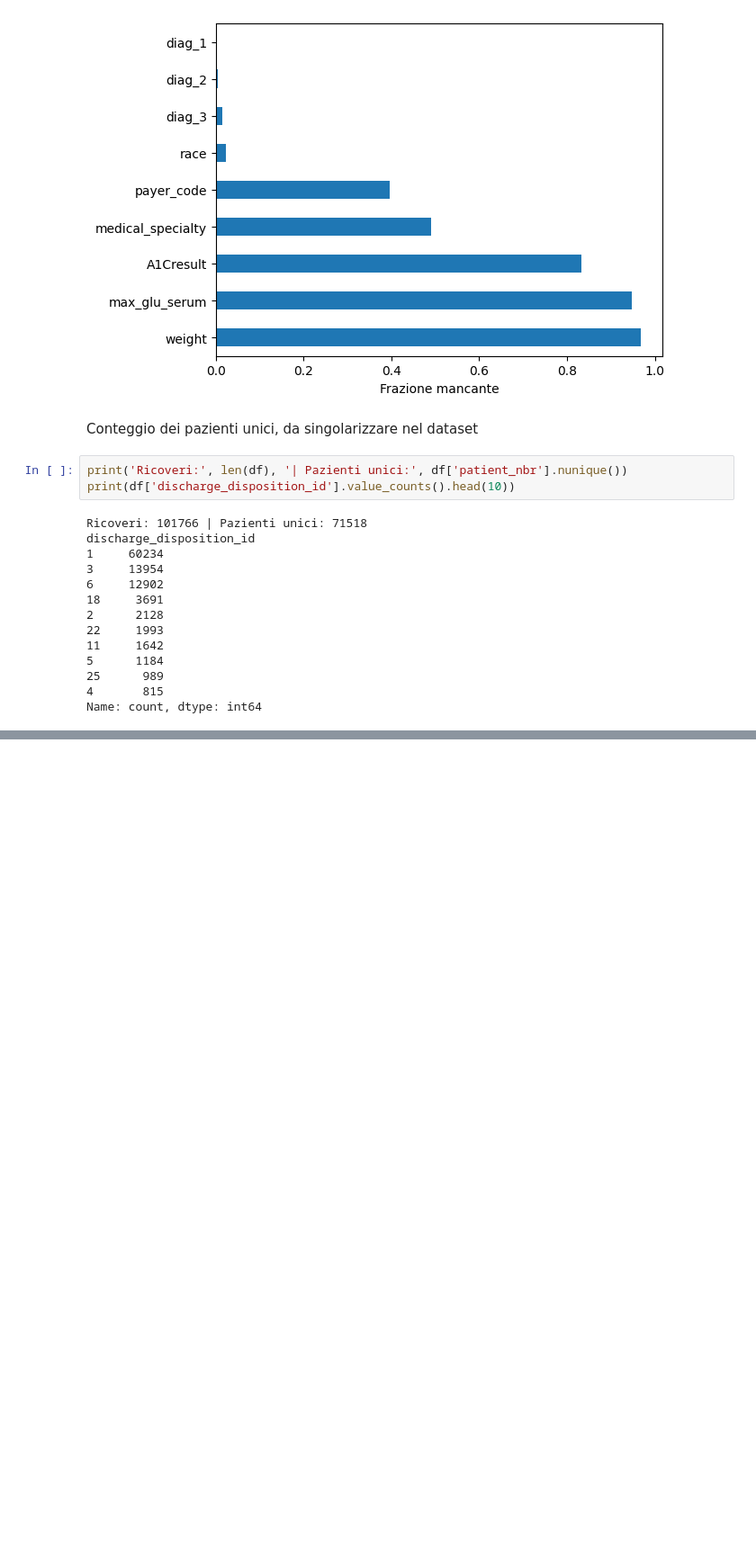
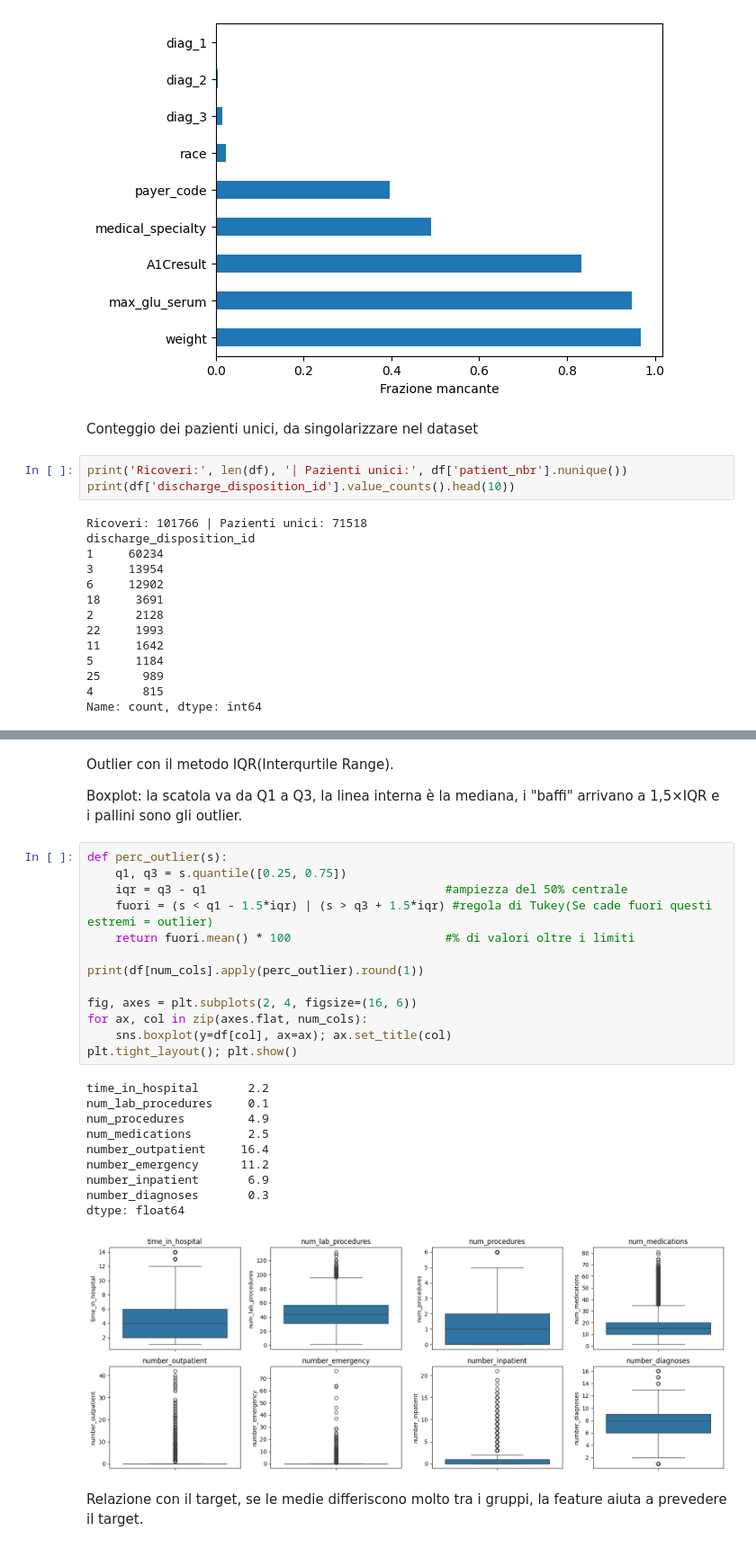
Before and after one commit to dariojuri/Progetto_ML, a Jupyter notebook: Progetto_ML.ipynb, the cells around one changed output, grey strips where cells are left out. Shown at 90% size. Saved outputs shown, nothing was run; the diff lists cells and outputs as text; blank space fills up the shorter version.

```diff
--- a/Progetto_ML.ipynb
+++ b/Progetto_ML.ipynb
@@ -130,0 +146,30 @@ Warning: Total number of columns (51) exceeds max_columns (20). Falling back to
+# %% [markdown]
+Outlier con il metodo IQR(Interqurtile Range).
+
+Boxplot: la scatola va da Q1 a Q3, la linea interna è la mediana, i "baffi" arrivano a 1,5×IQR e i pallini sono gli outlier.
+# %%
+def perc_outlier(s):
+    q1, q3 = s.quantile([0.25, 0.75])
+    iqr = q3 - q1                                  #ampiezza del 50% centrale
+    fuori = (s < q1 - 1.5*iqr) | (s > q3 + 1.5*iqr) #regola di Tukey(Se cade fuori questi estremi = outlier)
+    return fuori.mean() * 100                      #% di valori oltre i limiti
+
+print(df[num_cols].apply(perc_outlier).round(1))
+
+fig, axes = plt.subplots(2, 4, figsize=(16, 6))
+for ax, col in zip(axes.flat, num_cols):
+    sns.boxplot(y=df[col], ax=ax); ax.set_title(col)
+plt.tight_layout(); plt.show()
+# %% [output]
+time_in_hospital       2.2
+num_lab_procedures     0.1
+num_procedures         4.9
+num_medications        2.5
+number_outpatient     16.4
+number_emergency      11.2
+number_inpatient       6.9
+number_diagnoses       0.3
+dtype: float64
+[figure, added]
+# %% [markdown]
+Relazione con il target, se le medie differiscono molto tra i gruppi, la feature aiuta a prevedere il target.
```
Also changed, not shown: parts of 10 cells of this notebook.
